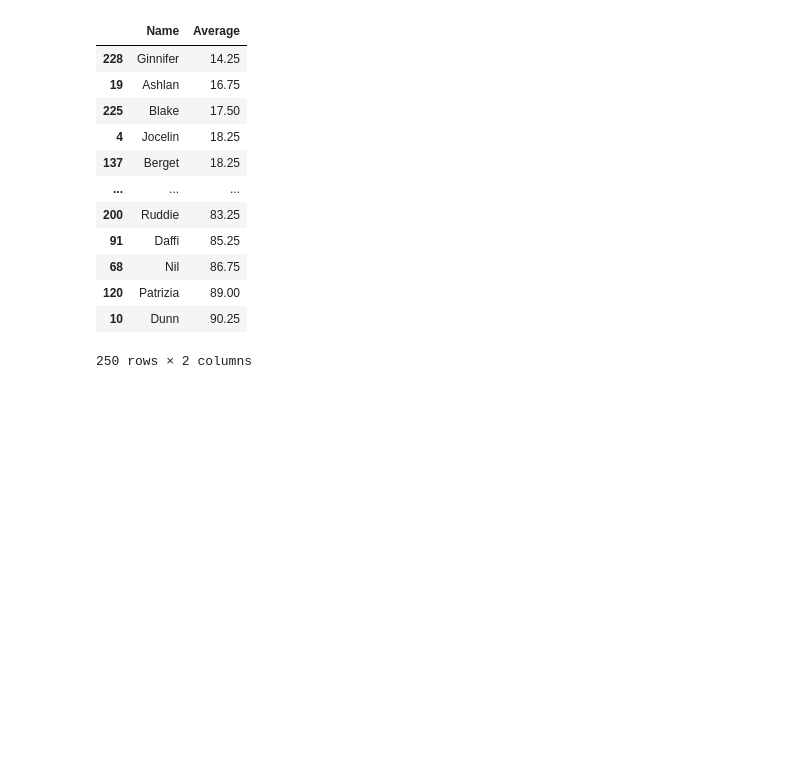
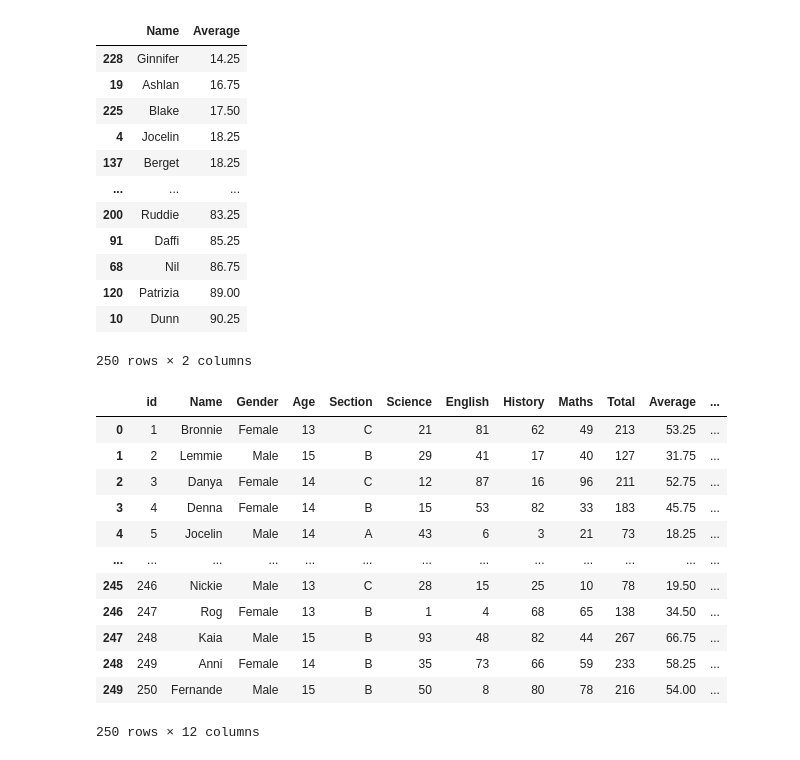
Before and after one commit to HarshNaagar77/AIML, a Jupyter notebook: Practice Projects/Student_Mark_Analysis/Student_Mark_Analysis.ipynb, the cells around one changed output. Drawn from its saved outputs; the diff is of its cells as text; code cells hidden in the pictures; blank space fills up the shorter version.

```diff
--- a/Practice Projects/Student_Mark_Analysis/Student_Mark_Analysis.ipynb
+++ b/Practice Projects/Student_Mark_Analysis/Student_Mark_Analysis.ipynb
@@ -116,3 +116,27 @@ n
 | 120 | Patrizia | 89.00 |
 | 10 | Dunn | 90.25 |
 250 rows × 2 columns
+# %%
+# Assigning Pass or fail
+def fun(a):
+    if(a < 150 ):
+        return "Fail"
+    else:
+        return "Pass"
+
+data["Result"] = data["Total"].apply(fun)
+data
+# %% [output]
+|  | id | Name | Gender | Age | Section | Science | English | History | Maths | Total | Average | ... |
+| 0 | 1 | Bronnie | Female | 13 | C | 21 | 81 | 62 | 49 | 213 | 53.25 | ... |
+| 1 | 2 | Lemmie | Male | 15 | B | 29 | 41 | 17 | 40 | 127 | 31.75 | ... |
+| 2 | 3 | Danya | Female | 14 | C | 12 | 87 | 16 | 96 | 211 | 52.75 | ... |
+| 3 | 4 | Denna | Female | 14 | B | 15 | 53 | 82 | 33 | 183 | 45.75 | ... |
+| 4 | 5 | Jocelin | Male | 14 | A | 43 | 6 | 3 | 21 | 73 | 18.25 | ... |
+| ... | ... | ... | ... | ... | ... | ... | ... | ... | ... | ... | ... | ... |
+| 245 | 246 | Nickie | Male | 13 | C | 28 | 15 | 25 | 10 | 78 | 19.50 | ... |
+| 246 | 247 | Rog | Female | 13 | B | 1 | 4 | 68 | 65 | 138 | 34.50 | ... |
+| 247 | 248 | Kaia | Male | 15 | B | 93 | 48 | 82 | 44 | 267 | 66.75 | ... |
+| 248 | 249 | Anni | Female | 14 | B | 35 | 73 | 66 | 59 | 233 | 58.25 | ... |
+| 249 | 250 | Fernande | Male | 15 | B | 50 | 8 | 80 | 78 | 216 | 54.00 | ... |
+250 rows × 12 columns
```
Also changed, not shown: parts of 2 cells of this notebook, 1 other file.
